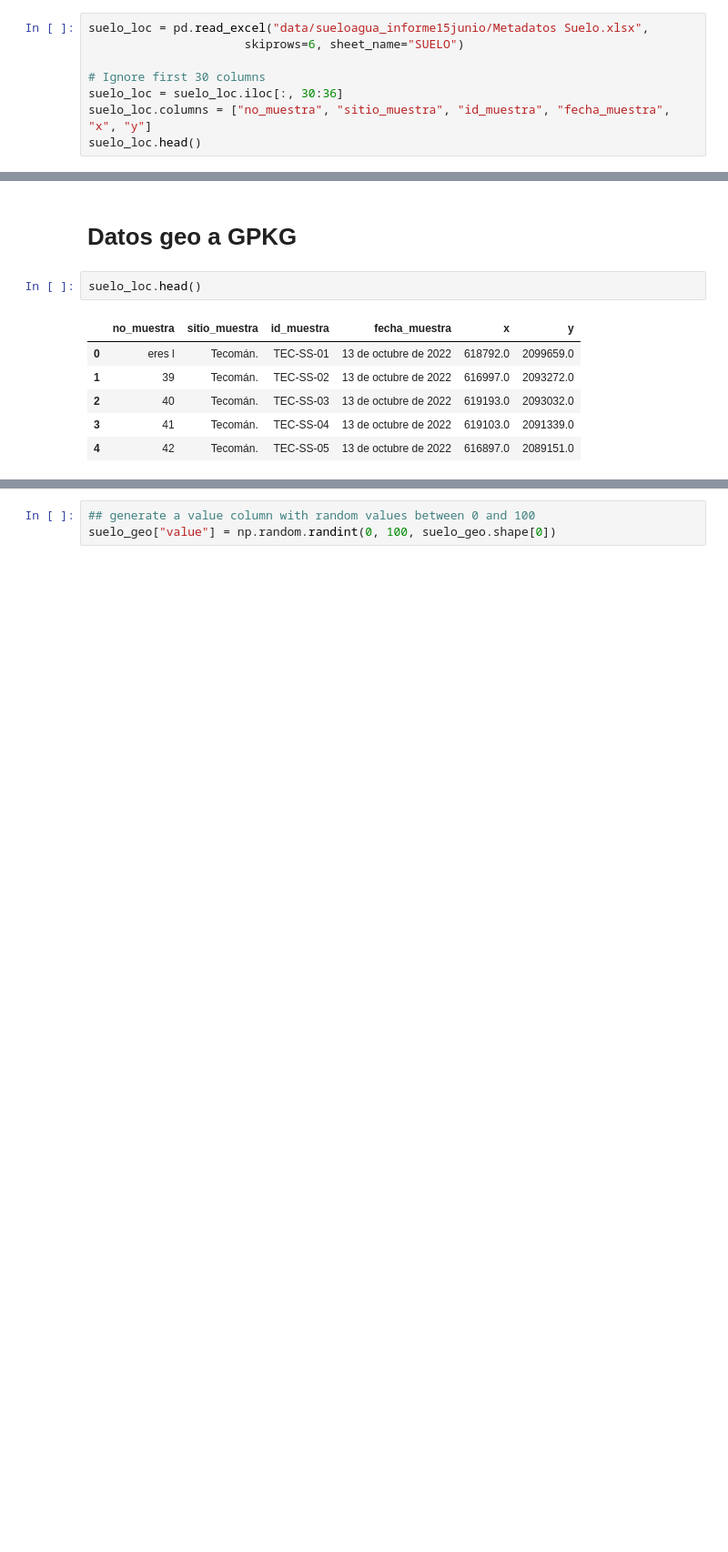
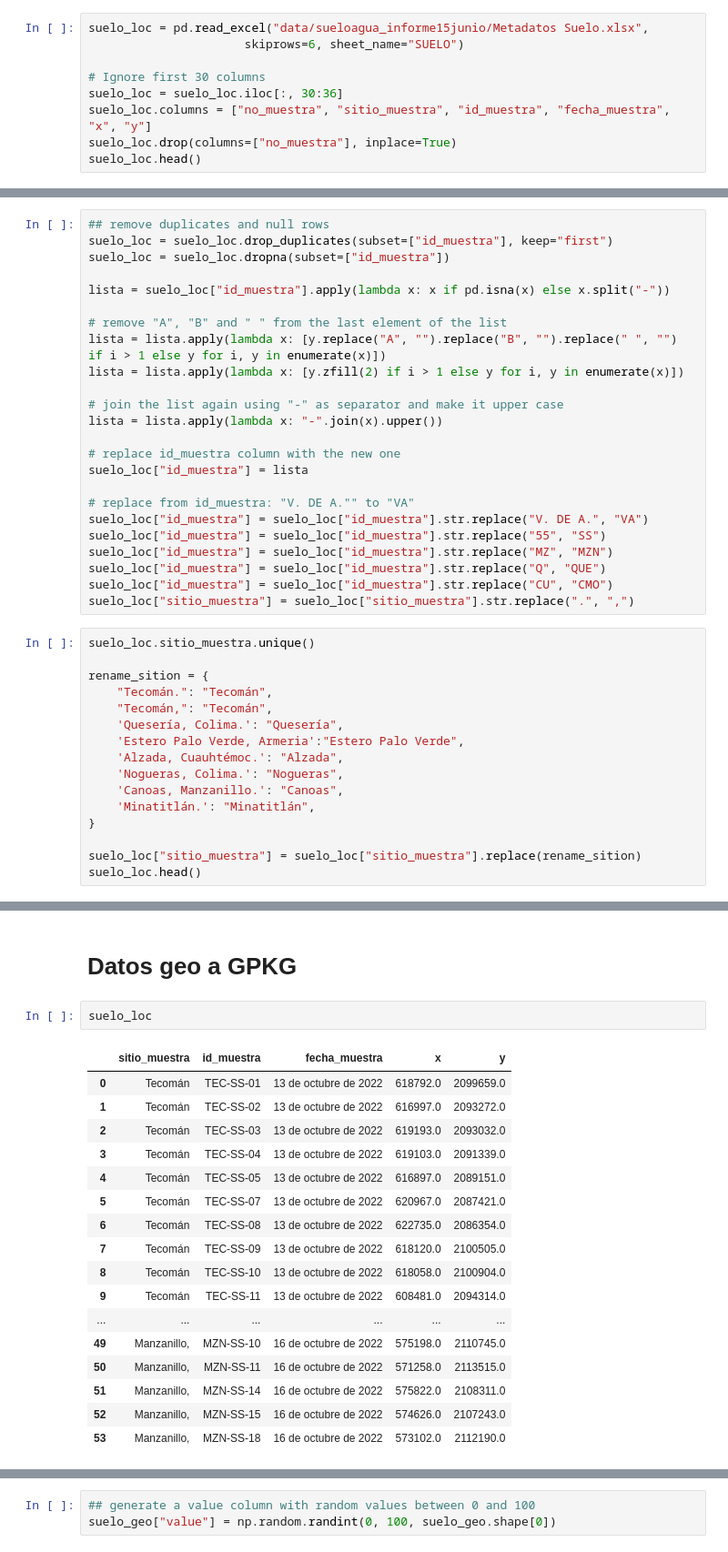
Before and after one commit to pcorner10/pronaces_analisis, a Jupyter notebook: informe15junio.ipynb, the cells around one changed output, grey strips where cells are left out. Shown at 91% size. Saved outputs shown, nothing was run; the diff lists cells and outputs as text; blank space fills up the shorter version.

```diff
--- a/informe15junio.ipynb
+++ b/informe15junio.ipynb
@@ -35,5 +35,6 @@ suelo_loc = pd.read_excel("data/sueloagua_informe15junio/Metadatos Suelo.xlsx",
 # Ignore first 30 columns
 suelo_loc = suelo_loc.iloc[:, 30:36]
 suelo_loc.columns = ["no_muestra", "sitio_muestra", "id_muestra", "fecha_muestra", "x", "y"]
+suelo_loc.drop(columns=["no_muestra"], inplace=True)
 suelo_loc.head()
 # %% [output]
@@ -66,0 +56,40 @@ suelo_loc.head()
+# %%
+## remove duplicates and null rows
+suelo_loc = suelo_loc.drop_duplicates(subset=["id_muestra"], keep="first")
+suelo_loc = suelo_loc.dropna(subset=["id_muestra"])
+
+lista = suelo_loc["id_muestra"].apply(lambda x: x if pd.isna(x) else x.split("-"))
+
+# remove "A", "B" and " " from the last element of the list
+lista = lista.apply(lambda x: [y.replace("A", "").replace("B", "").replace(" ", "") if i > 1 else y for i, y in enumerate(x)])
+lista = lista.apply(lambda x: [y.zfill(2) if i > 1 else y for i, y in enumerate(x)])
+
+# join the list again using "-" as separator and make it upper case
+lista = lista.apply(lambda x: "-".join(x).upper())
+
+# replace id_muestra column with the new one
+suelo_loc["id_muestra"] = lista
+
+# replace from id_muestra: "V. DE A."" to "VA"
+suelo_loc["id_muestra"] = suelo_loc["id_muestra"].str.replace("V. DE A.", "VA")
+suelo_loc["id_muestra"] = suelo_loc["id_muestra"].str.replace("55", "SS")
+suelo_loc["id_muestra"] = suelo_loc["id_muestra"].str.replace("MZ", "MZN")
+suelo_loc["id_muestra"] = suelo_loc["id_muestra"].str.replace("Q", "QUE")
+suelo_loc["id_muestra"] = suelo_loc["id_muestra"].str.replace("CU", "CMO")
+suelo_loc["sitio_muestra"] = suelo_loc["sitio_muestra"].str.replace(".", ",")
+# %%
+suelo_loc.sitio_muestra.unique()
+
+rename_sition = {
+    "Tecomán.": "Tecomán",
+    "Tecomán,": "Tecomán",
+    'Quesería, Colima.': "Quesería",
+    'Estero Palo Verde, Armeria':"Estero Palo Verde",
+    'Alzada, Cuauhtémoc.': "Alzada",
+    'Nogueras, Colima.': "Nogueras",
+    'Canoas, Manzanillo.': "Canoas",
+    'Minatitlán.': "Minatitlán",
+}
+
+suelo_loc["sitio_muestra"] = suelo_loc["sitio_muestra"].replace(rename_sition)
+suelo_loc.head()
@@ -199,11 +305,22 @@ Index(['Clave', 'Nombre', 'x', 'y', 'Municipio', 'Tipo de aprovechamiento',
 # %% [markdown]
 # Datos geo a GPKG
 # %%
-suelo_loc.head()
+suelo_loc
 # %% [output]
-|  | no_muestra | sitio_muestra | id_muestra | fecha_muestra | x | y |
-| 0 | eres l | Tecomán. | TEC-SS-01 | 13 de octubre de 2022 | 618792.0 | 2099659.0 |
-| 1 | 39 | Tecomán. | TEC-SS-02 | 13 de octubre de 2022 | 616997.0 | 2093272.0 |
-| 2 | 40 | Tecomán. | TEC-SS-03 | 13 de octubre de 2022 | 619193.0 | 2093032.0 |
-| 3 | 41 | Tecomán. | TEC-SS-04 | 13 de octubre de 2022 | 619103.0 | 2091339.0 |
-| 4 | 42 | Tecomán. | TEC-SS-05 | 13 de octubre de 2022 | 616897.0 | 2089151.0 |
+|  | sitio_muestra | id_muestra | fecha_muestra | x | y |
+| 0 | Tecomán | TEC-SS-01 | 13 de octubre de 2022 | 618792.0 | 2099659.0 |
+| 1 | Tecomán | TEC-SS-02 | 13 de octubre de 2022 | 616997.0 | 2093272.0 |
+| 2 | Tecomán | TEC-SS-03 | 13 de octubre de 2022 | 619193.0 | 2093032.0 |
+| 3 | Tecomán | TEC-SS-04 | 13 de octubre de 2022 | 619103.0 | 2091339.0 |
+| 4 | Tecomán | TEC-SS-05 | 13 de octubre de 2022 | 616897.0 | 2089151.0 |
+| 5 | Tecomán | TEC-SS-07 | 13 de octubre de 2022 | 620967.0 | 2087421.0 |
+| 6 | Tecomán | TEC-SS-08 | 13 de octubre de 2022 | 622735.0 | 2086354.0 |
+| 7 | Tecomán | TEC-SS-09 | 13 de octubre de 2022 | 618120.0 | 2100505.0 |
+| 8 | Tecomán | TEC-SS-10 | 13 de octubre de 2022 | 618058.0 | 2100904.0 |
+| 9 | Tecomán | TEC-SS-11 | 13 de octubre de 2022 | 608481.0 | 2094314.0 |
+| ... | ... | ... | ... | ... | ... |
+| 49 | Manzanillo, | MZN-SS-10 | 16 de octubre de 2022 | 575198.0 | 2110745.0 |
+| 50 | Manzanillo, | MZN-SS-11 | 16 de octubre de 2022 | 571258.0 | 2113515.0 |
+| 51 | Manzanillo, | MZN-SS-14 | 16 de octubre de 2022 | 575822.0 | 2108311.0 |
+| 52 | Manzanillo, | MZN-SS-15 | 16 de octubre de 2022 | 574626.0 | 2107243.0 |
+| 53 | Manzanillo, | MZN-SS-18 | 16 de octubre de 2022 | 573102.0 | 2112190.0 |
```
Also changed, not shown: parts of 21 cells of this notebook.
